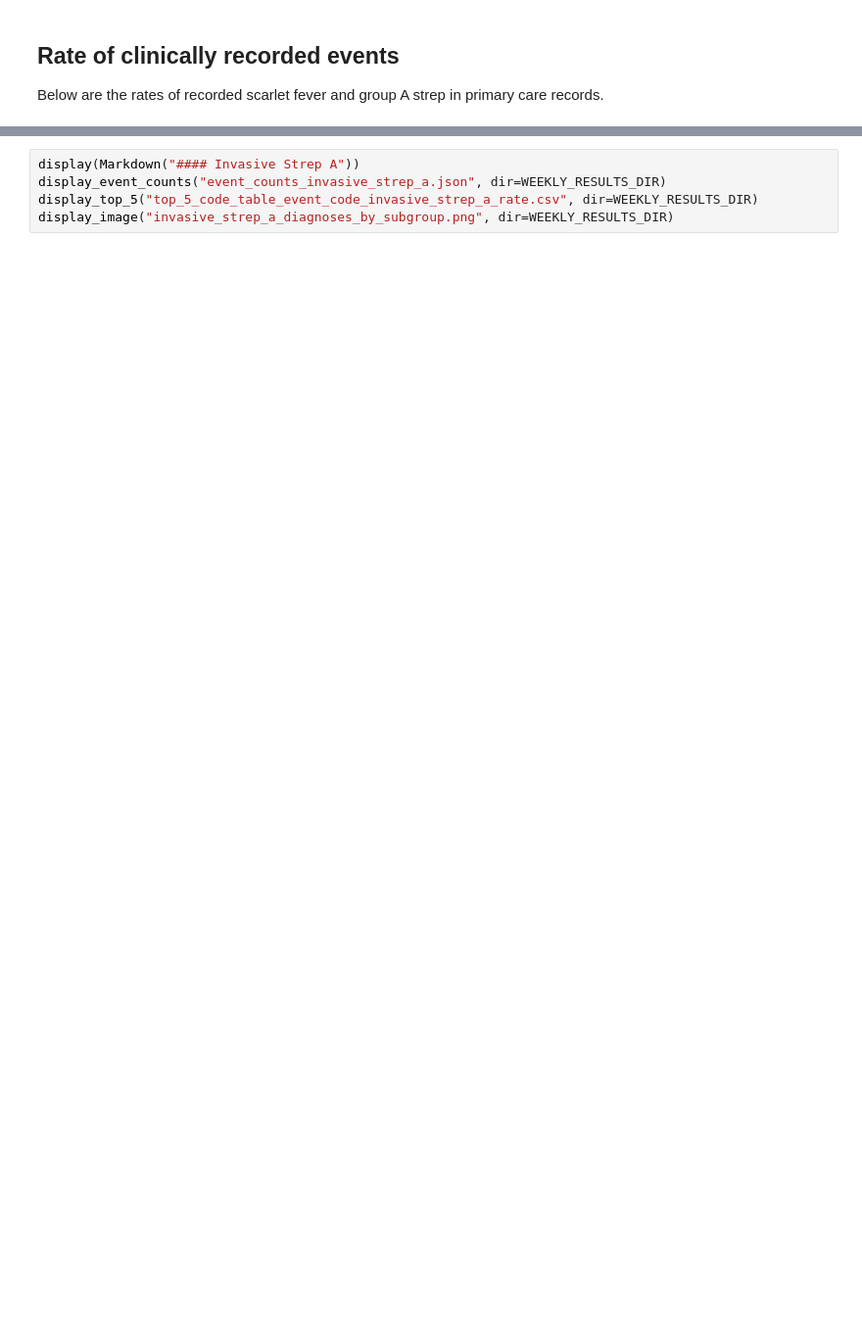
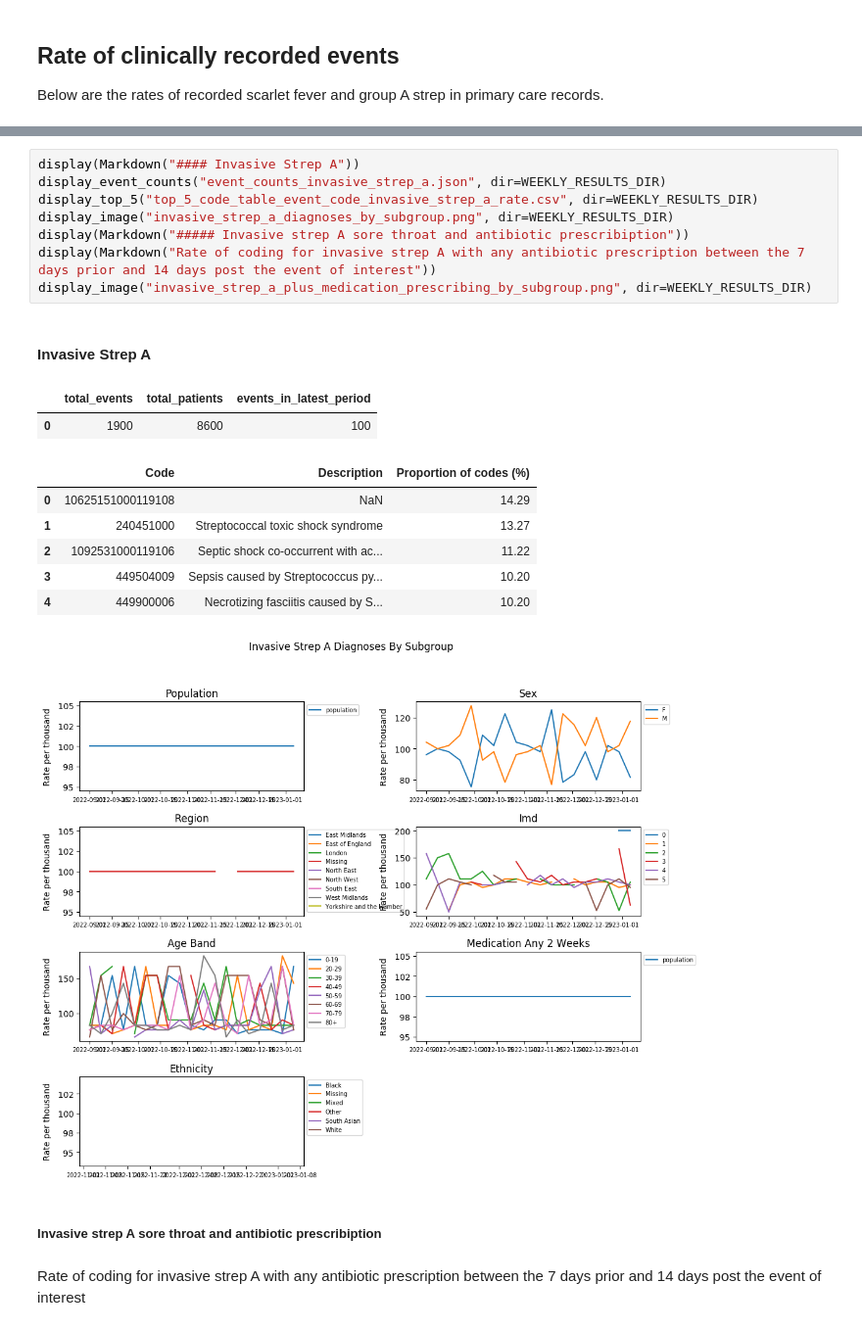
Before and after one commit to opensafely/strepa_scarlet, a Jupyter notebook: analysis/report/report_weekly.ipynb, the cells around one changed output, grey strips where cells are left out. Shown at 98% size. Drawn from its saved outputs; the diff is of its cells as text; blank space fills up the shorter version.

```diff
--- a/analysis/report/report_weekly.ipynb
+++ b/analysis/report/report_weekly.ipynb
@@ -58,5 +137,21 @@ display_image("scarlet_fever_diagnoses_by_subgroup.png", dir=WEEKLY_RESULTS_DIR)
 # %%
 display(Markdown("#### Invasive Strep A"))
 display_event_counts("event_counts_invasive_strep_a.json", dir=WEEKLY_RESULTS_DIR)
 display_top_5("top_5_code_table_event_code_invasive_strep_a_rate.csv", dir=WEEKLY_RESULTS_DIR)
 display_image("invasive_strep_a_diagnoses_by_subgroup.png", dir=WEEKLY_RESULTS_DIR)
+display(Markdown("##### Invasive strep A sore throat and antibiotic prescribiption"))
+display(Markdown("Rate of coding for invasive strep A with any antibiotic prescription between the 7 days prior and 14 days post the event of interest"))
+display_image("invasive_strep_a_plus_medication_prescribing_by_subgroup.png", dir=WEEKLY_RESULTS_DIR)
+# %% [output]
+#### Invasive Strep A
+|  | total_events | total_patients | events_in_latest_period |
+| 0 | 1900 | 8600 | 100 |
+|  | Code | Description | Proportion of codes (%) |
+| 0 | 10625151000119108 | NaN | 14.29 |
+| 1 | 240451000 | Streptococcal toxic shock syndrome | 13.27 |
+| 2 | 1092531000119106 | Septic shock co-occurrent with ac... | 11.22 |
+| 3 | 449504009 | Sepsis caused by Streptococcus py... | 10.20 |
+| 4 | 449900006 | Necrotizing fasciitis caused by S... | 10.20 |
+[figure, added]
+##### Invasive strep A sore throat and antibiotic prescribiption
+Rate of coding for invasive strep A with any antibiotic prescription between the 7 days prior and 14 days post the event of interest
```
Also changed, not shown: parts of 11 cells of this notebook, 3 other files.
